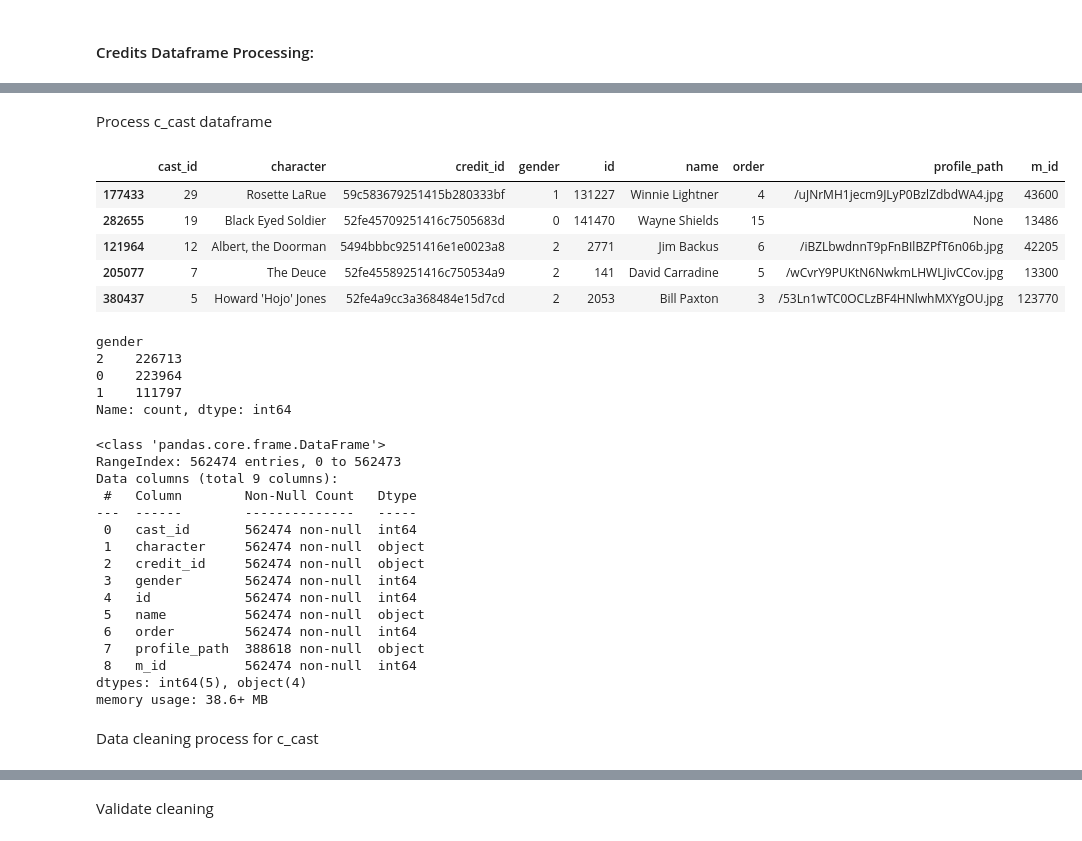
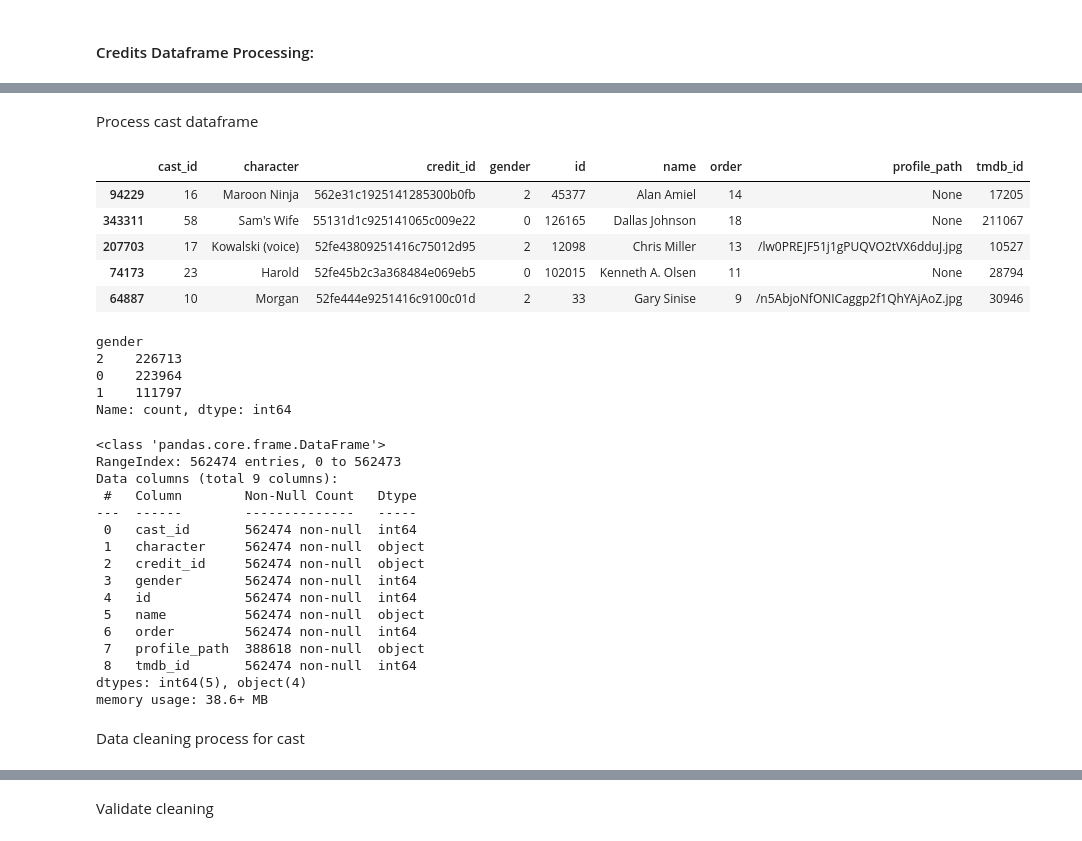
Before and after one commit to iqbalzain99/Movies-Dataflow-and-Analysis-DE-Portfolio, a Jupyter notebook: movies_data_processing.ipynb, the cells around one changed output, grey strips where cells are left out. Drawn from its saved outputs; the diff is of its cells as text; code cells hidden in the pictures.

```diff
--- a/movies_data_processing.ipynb
+++ b/movies_data_processing.ipynb
@@ -83,9 +83,9 @@ def normalize_data(
     df: pd.DataFrame,
     subset_column: str,
     id_column: str,
-    prefix: str
+    id_prefix: Optional[str] = None
 ) -> pd.DataFrame:
-    """Optimized normalization of nested data using vectorized operations."""
+    """Normalization of nested data using vectorized operations."""
     # Create working copy with only necessary columns
     working_df = df[[id_column, subset_column]].copy()
 
@@ -105,7 +105,11 @@ def normalize_data(
     normalized = pd.json_normalize(exploded_df[subset_column])
 
     # Add reference ID with type conversion for memory efficiency
-    id_col_name = f"{prefix}_{id_column}"
+    if id_prefix:
+        id_col_name = f"{id_prefix}_{id_column}"
+    else:
+        id_col_name = id_column
+
     normalized[id_col_name] = exploded_df[id_column].astype(
         exploded_df[id_column].dtype
     ).values
@@ -118,8 +122,14 @@ def extract_dict_values(
     new_column_prefix: Optional[str] = None
 ) -> pd.DataFrame:
     """Optimized dictionary expansion using vectorized operations."""
-    # Parse and normalize in bulk
-    parsed = df[column_name].apply(safe_parse_collection)
+    new_df = df.copy()
+
+    # Remove column that has no value
+    mask = new_df[[column_name]].isna().all(axis=1)
+    new_df = new_df[~mask].reset_index()
+
+    # Try to parse value
+    parsed = new_df[column_name].apply(safe_parse_collection)
     normalized = pd.json_normalize(parsed)
 
     # Apply prefix if specified
@@ -127,7 +137,7 @@ def extract_dict_values(
         normalized = normalized.add_prefix(f"{new_column_prefix}_")
 
     # Join results using pandas" efficient merge instead of row-wise operations
-    return pd.concat([df, normalized], axis=1).drop(column_name, axis=1)
+    return pd.concat([new_df, normalized], axis=1).drop(column_name, axis=1)
 # %% [markdown]
 #### Credits Dataframe Processing:
 # %%
@@ -143,15 +153,17 @@ credits.sample(5)
+# %%
+credits.rename(columns={"id": "tmdb_id"}, inplace=True)
 # %%
-c_cast = normalize_data(credits, "cast", "id", "m")
-c_crew = normalize_data(credits, "crew", "id", "m")
+cast = normalize_data(credits, "cast", "tmdb_id")
+crew = normalize_data(credits, "crew", "tmdb_id")
 # %% [markdown]
-Process c_cast dataframe
+Process cast dataframe
 # %%
-c_cast.sample(5)
+cast.sample(5)
 # %% [output]
-|  | cast_id | character | credit_id | gender | id | name | order | profile_path | m_id |
-| 177433 | 29 | Rosette LaRue | 59c583679251415b280333bf | 1 | 131227 | Winnie Lightner | 4 | /uJNrMH1jecm9JLyP0BzlZdbdWA4.jpg | 43600 |
-| 282655 | 19 | Black Eyed Soldier | 52fe45709251416c7505683d | 0 | 141470 | Wayne Shields | 15 | None | 13486 |
-| 121964 | 12 | Albert, the Doorman | 5494bbbc9251416e1e0023a8 | 2 | 2771 | Jim Backus | 6 | /iBZLbwdnnT9pFnBIlBZPfT6n06b.jpg | 42205 |
-| 205077 | 7 | The Deuce | 52fe45589251416c750534a9 | 2 | 141 | David Carradine | 5 | /wCvrY9PUKtN6NwkmLHWLJivCCov.jpg | 13300 |
-| 380437 | 5 | Howard 'Hojo' Jones | 52fe4a9cc3a368484e15d7cd | 2 | 2053 | Bill Paxton | 3 | /53Ln1wTC0OCLzBF4HNlwhMXYgOU.jpg | 123770 |
+|  | cast_id | character | credit_id | gender | id | name | order | profile_path | tmdb_id |
+| 94229 | 16 | Maroon Ninja | 562e31c1925141285300b0fb | 2 | 45377 | Alan Amiel | 14 | None | 17205 |
+| 343311 | 58 | Sam's Wife | 55131d1c925141065c009e22 | 0 | 126165 | Dallas Johnson | 18 | None | 211067 |
+| 207703 | 17 | Kowalski (voice) | 52fe43809251416c75012d95 | 2 | 12098 | Chris Miller | 13 | /lw0PREJF51j1gPUQVO2tVX6dduJ.jpg | 10527 |
+| 74173 | 23 | Harold | 52fe45b2c3a368484e069eb5 | 0 | 102015 | Kenneth A. Olsen | 11 | None | 28794 |
+| 64887 | 10 | Morgan | 52fe444e9251416c9100c01d | 2 | 33 | Gary Sinise | 9 | /n5AbjoNfONICaggp2f1QhYAjAoZ.jpg | 30946 |
 # %%
@@ -163,8 +175,8 @@ gender
 1    111797
 Name: count, dtype: int64
 # %%
-# c_cast preview
-c_cast.info()
+# cast preview
+cast.info()
 # %% [output]
 <class 'pandas.core.frame.DataFrame'>
 RangeIndex: 562474 entries, 0 to 562473
@@ -179,10 +191,10 @@ Data columns (total 9 columns):
  5   name          562474 non-null  object
  6   order         562474 non-null  int64
  7   profile_path  388618 non-null  object
- 8   m_id          562474 non-null  int64
+ 8   tmdb_id       562474 non-null  int64
 dtypes: int64(5), object(4)
 memory usage: 38.6+ MB
 # %% [markdown]
-Data cleaning process for c_cast
+Data cleaning process for cast
 # %%
 # Check for duplicated columns
```
Also changed, not shown: parts of 79 cells of this notebook, 2 other files.
